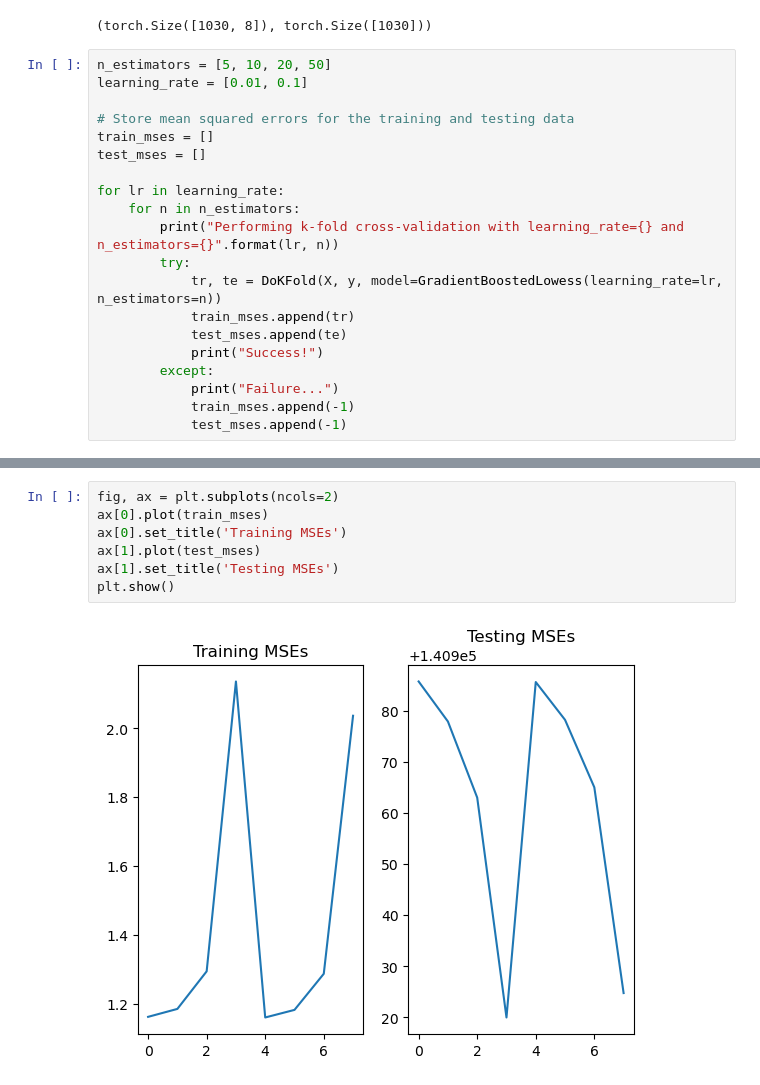
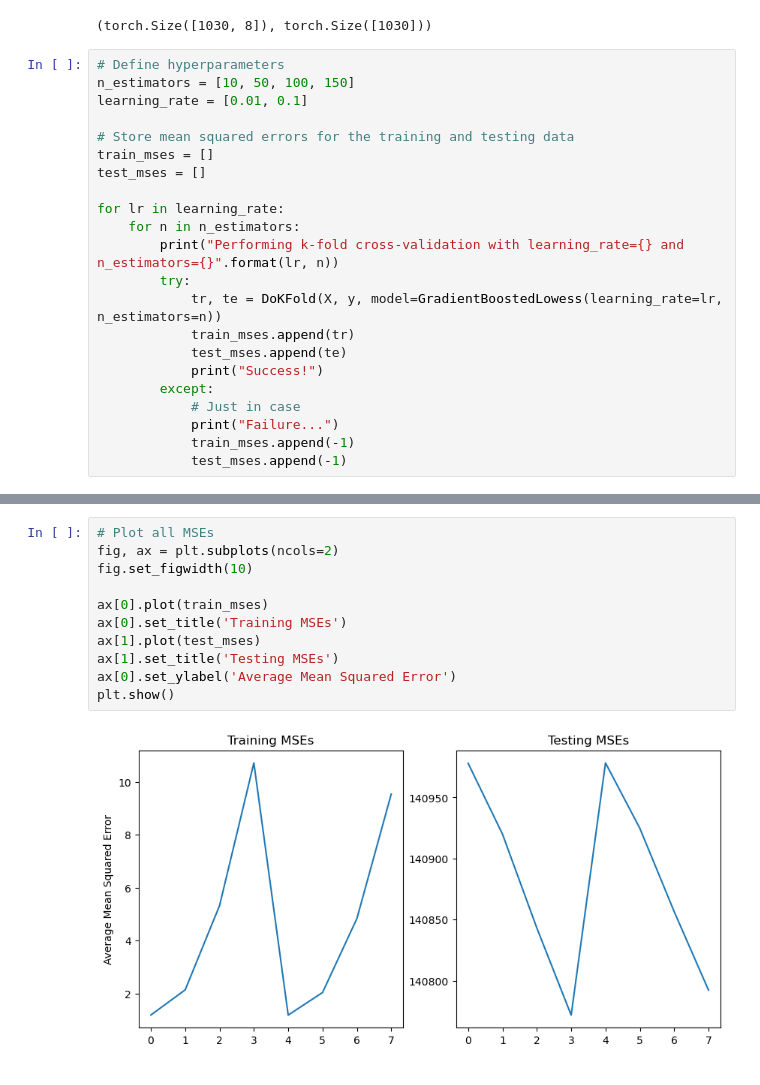
Before and after one commit to XiongCynthia/GradientBoostedLowess, a Jupyter notebook: GradientBoostedLowess_examples.ipynb, the cells around one changed output, grey strips where cells are left out. Drawn from its saved outputs; the diff is of its cells as text.

Commit message:
Finish hyperparameter tuning section

```diff
--- a/GradientBoostedLowess_examples.ipynb
+++ b/GradientBoostedLowess_examples.ipynb
@@ -156,7 +156,8 @@ y = torch.Tensor(data['strength'].values)
 # %% [output]
 (torch.Size([1030, 8]), torch.Size([1030]))
 # %%
-n_estimators = [5, 10, 20, 50]
+# Define hyperparameters
+n_estimators = [10, 50, 100, 150]
 learning_rate = [0.01, 0.1]
 
 # Store mean squared errors for the training and testing data
@@ -172,6 +173,7 @@ for lr in learning_rate:
             test_mses.append(te)
             print("Success!")
         except:
+            # Just in case
             print("Failure...")
             train_mses.append(-1)
             test_mses.append(-1)
@@ -195,10 +197,14 @@ Success!
 # %%
+# Plot all MSEs
 fig, ax = plt.subplots(ncols=2)
+fig.set_figwidth(10)
+
 ax[0].plot(train_mses)
 ax[0].set_title('Training MSEs')
 ax[1].plot(test_mses)
 ax[1].set_title('Testing MSEs')
+ax[0].set_ylabel('Average Mean Squared Error')
 plt.show()
 # %% [output]
-[figure, old version]
+[figure, new version]
 # %%
```
Also changed, not shown: parts of 5 cells of this notebook.
